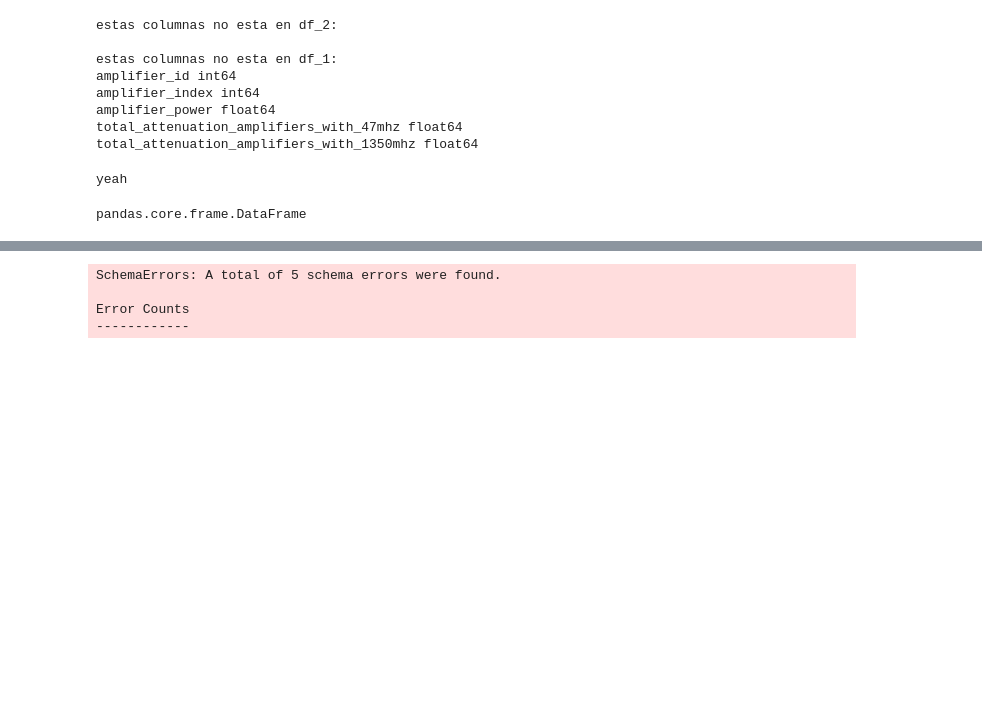
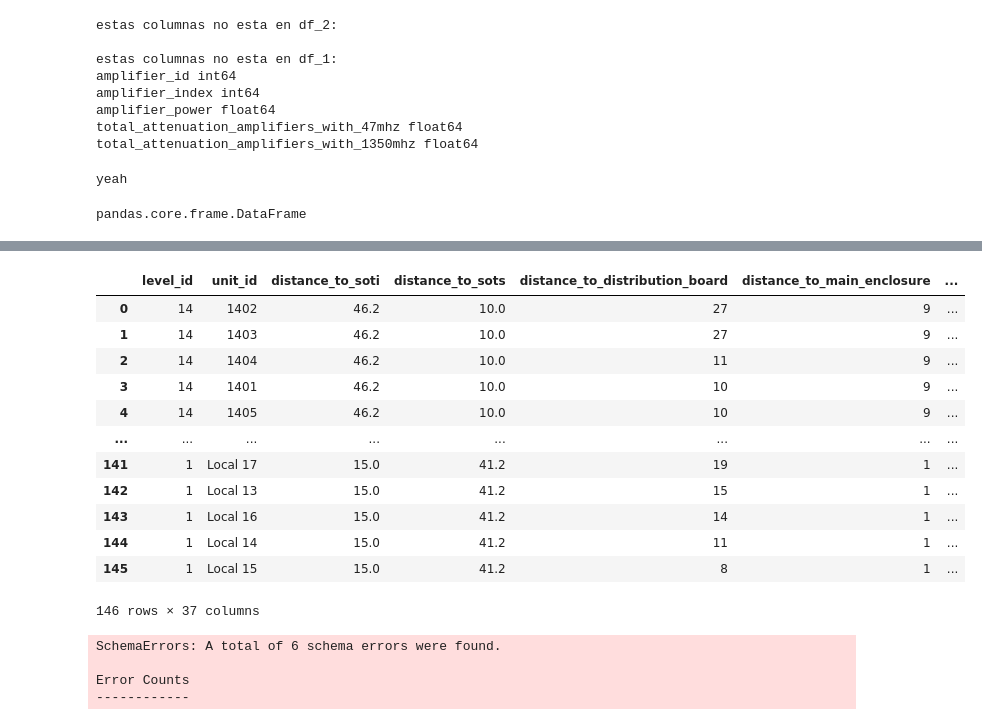
Before and after one commit to joelbarranteswin/1.__Dustin__, a Jupyter notebook: 14. Pandera/100_practice.ipynb, the cells around one changed output, grey strips where cells are left out. Cells and saved outputs as stored; diff of their text form; code cells hidden in the pictures; blank space fills up the shorter version.

```diff
--- a/14. Pandera/100_practice.ipynb
+++ b/14. Pandera/100_practice.ipynb
@@ -265,0 +312,3 @@ pandas.core.frame.DataFrame
+# %%
+df_wireless_coaxial_with_amplifier = pandas.read_excel('./dataframe_wireless_coaxial_with_amplifier.xlsx', sheet_name='smatv-amplifiers-op-0')
+df_wireless_coaxial_with_amplifier.head(10)
@@ -266,7 +361,56 @@ pandas.core.frame.DataFrame
+# %%
+schema = pandera.DataFrameSchema({
+    'level_id': pandera.Column(int, pandera.Check(lambda x: x >= 0), nullable=False, required=True),
+    'unit_id': pandera.Column(str, nullable=False, required=True),
+    'distance_to_soti': pandera.Column(float, pandera.Check(lambda x: x >= 0), nullable=False, required=True),
+    'distance_to_sots': pandera.Column(float, pandera.Check(lambda x: x >= 0), nullable=False, required=True),
+    'distance_to_distribution_board': pandera.Column(int, pandera.Check(lambda x: x >= 0), nullable=False, required=True),
+    'distance_to_main_enclosure': pandera.Column(int, pandera.Check(lambda x: x >= 0), nullable=False, required=True),
+    'backbone_cable_id': pandera.Column(str, nullable=False, required=True),
+    'lateral_net_cable_id': pandera.Column(str, nullable=False, required=True),
+    'connector_id': pandera.Column(int, pandera.Check(lambda x: x >= 0), nullable=False, required=True),
+    'derivator_id': pandera.Column(int, pandera.Check(lambda x: x >= 0), nullable=False, required=True),
+    'backbone_index': pandera.Column(int, pandera.Check(lambda x: x >= 0), nullable=False, required=True),
+    'derivator_index': pandera.Column(int, pandera.Check(lambda x: x >= 0), nullable=False, required=True),
+    'splitter_matv_attenuation': pandera.Column(int, pandera.Check(lambda x: x >= 0), nullable=False, required=True),
+    'splitter_fi_attenuation': pandera.Column(int, pandera.Check(lambda x: x >= 0), nullable=False, required=True),
+    'connector_attenuation': pandera.Column(float, pandera.Check(lambda x: x >= 0), nullable=False, required=True),
+    'backbone_cable_attenuation_with_800mhz': pandera.Column(float, pandera.Check(lambda x: x >= 0), nullable=False, required=True),
+    'backbone_cable_attenuation_with_2300mhz': pandera.Column(float, pandera.Check(lambda x: x >= 0), nullable=False, required=True),
+    'lateral_net_cable_attenuation_with_800mhz': pandera.Column(float, pandera.Check(lambda x: x >= 0), nullable=False, required=True),
+    'lateral_net_cable_attenuation_with_2300mhz': pandera.Column(float, pandera.Check(lambda x: x >= 0), nullable=False, required=True),
+    'internal_net_cable_attenuation_with_800mhz': pandera.Column(float, pandera.Check(lambda x: x >= 0), nullable=False, required=True),
+    'internal_net_cable_attenuation_with_2300mhz': pandera.Column(float, pandera.Check(lambda x: x >= 0), nullable=False, required=True),
+    'derivator_matv_attenuation': pandera.Column(int, pandera.Check(lambda x: x >= 0), nullable=False, required=True),
+    'derivator_fi_attenuation': pandera.Column(int, pandera.Check(lambda x: x >= 0), nullable=False, required=True),
+    'derivator_matv_step_attenuation': pandera.Column(float, pandera.Check(lambda x: x >= 0), nullable=False, required=True),
+    'derivator_fi_step_attenuation': pandera.Column(float, pandera.Check(lambda x: x >= 0), nullable=False, required=True),
+    'cumulative_level_derivator_matv_step_attenuation': pandera.Column(float, pandera.Check(lambda x: x >= 0), nullable=False, required=True),
+    'cumulative_level_derivator_fi_step_attenuation': pandera.Column(float, pandera.Check(lambda x: x >= 0), nullable=False, required=True),
+    'total_matv_attenuation': pandera.Column(float, pandera.Check(lambda x: x >= 0), nullable=False, required=True),
+    'total_fi_attenuation': pandera.Column(float, pandera.Check(lambda x: x >= 0), nullable=False, required=True),
+    'total_matv_power': pandera.Column(float, pandera.Check(lambda x: x >= 0), nullable=False, required=True),
+    'total_fi_power': pandera.Column(float, nullable=False, required=True),
+    'amplifier_id': pandera.Column(int, pandera.Check(lambda x: x >= 0), nullable=False, required=True),
+    'amplifier_index': pandera.Column(int, pandera.Check(lambda x: x >= 0), nullable=False, required=True),
+    'amplificador_fi': pandera.Column(float, pandera.Check(lambda x: x >= 0), nullable=False, required=True),
+    'pw_with_ampli_fi': pandera.Column(float, pandera.Check(lambda x: x >= 0), nullable=False, required=True),
+    'amplificador_matv': pandera.Column(float, pandera.Check(lambda x: x >= 0), nullable=False, required=True),
+    'pw_with_ampli_matv': pandera.Column(float, pandera.Check(lambda x: x >= 0), nullable=False, required=True)
+    })
 # %%
-schema.validate(df_wired_coaxial, lazy=True).head()
+schema.validate(df_wireless_coaxial_with_amplifier, lazy=True)
 # %% [output]
+|  | level_id | unit_id | distance_to_soti | distance_to_sots | distance_to_distribution_board | distance_to_main_enclosure | ... |
+| 0 | 14 | 1402 | 46.2 | 10.0 | 27 | 9 | ... |
+| 1 | 14 | 1403 | 46.2 | 10.0 | 27 | 9 | ... |
+| 2 | 14 | 1404 | 46.2 | 10.0 | 11 | 9 | ... |
+| 3 | 14 | 1401 | 46.2 | 10.0 | 10 | 9 | ... |
+| 4 | 14 | 1405 | 46.2 | 10.0 | 10 | 9 | ... |
+| ... | ... | ... | ... | ... | ... | ... | ... |
+| 141 | 1 | Local 17 | 15.0 | 41.2 | 19 | 1 | ... |
+| 142 | 1 | Local 13 | 15.0 | 41.2 | 15 | 1 | ... |
+| 143 | 1 | Local 16 | 15.0 | 41.2 | 14 | 1 | ... |
+| 144 | 1 | Local 14 | 15.0 | 41.2 | 11 | 1 | ... |
+| 145 | 1 | Local 15 | 15.0 | 41.2 | 8 | 1 | ... |
-SchemaErrors: A total of 5 schema errors were found.
-
-Error Counts
-------------
+146 rows × 37 columns
@@ -283,0 +417,7 @@ Error Counts
+# %%
+schema.validate(df_wireless_coaxial, lazy=True)
+# %% [output]
+SchemaErrors: A total of 6 schema errors were found.
+
+Error Counts
+------------
```
Also changed, not shown: parts of 8 cells of this notebook.
